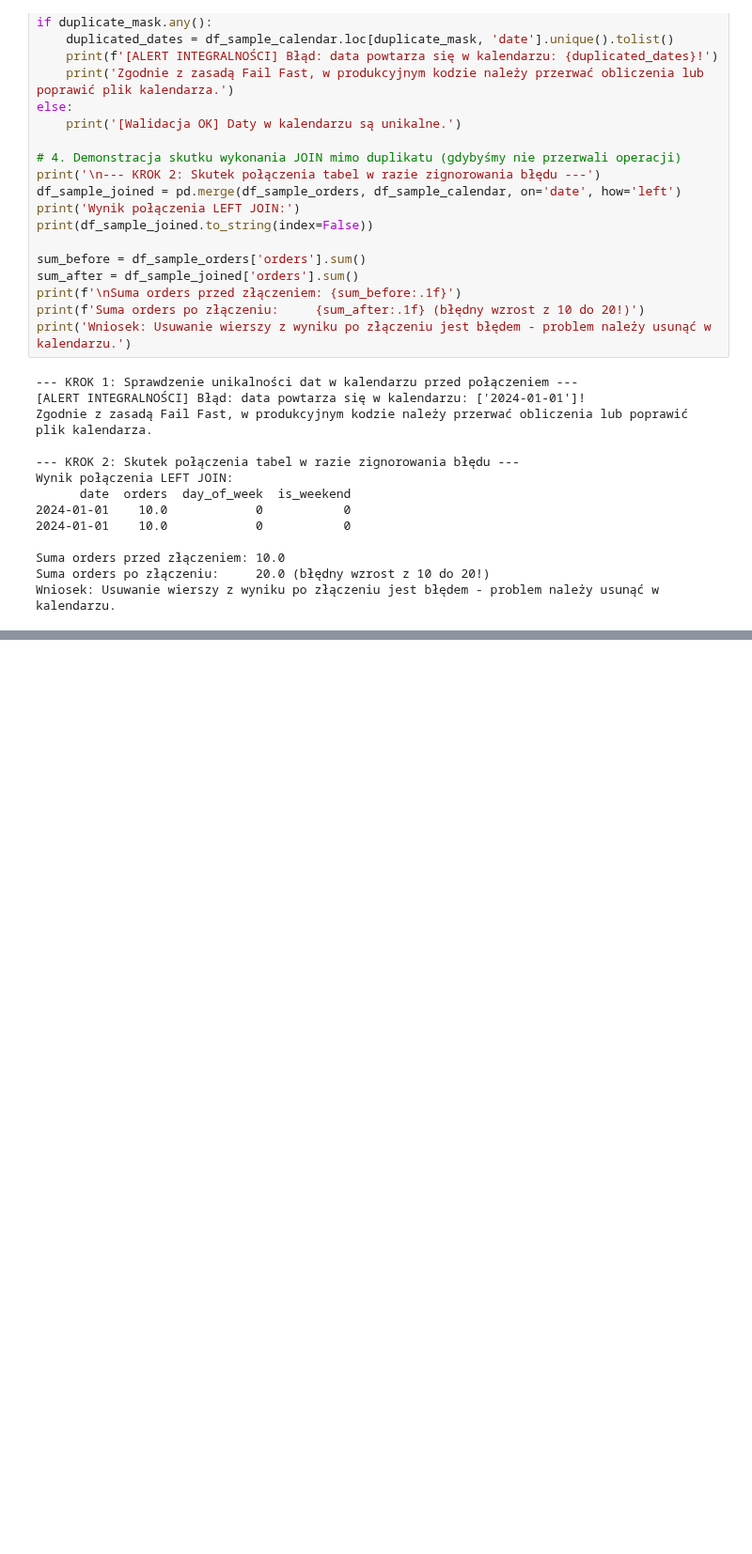
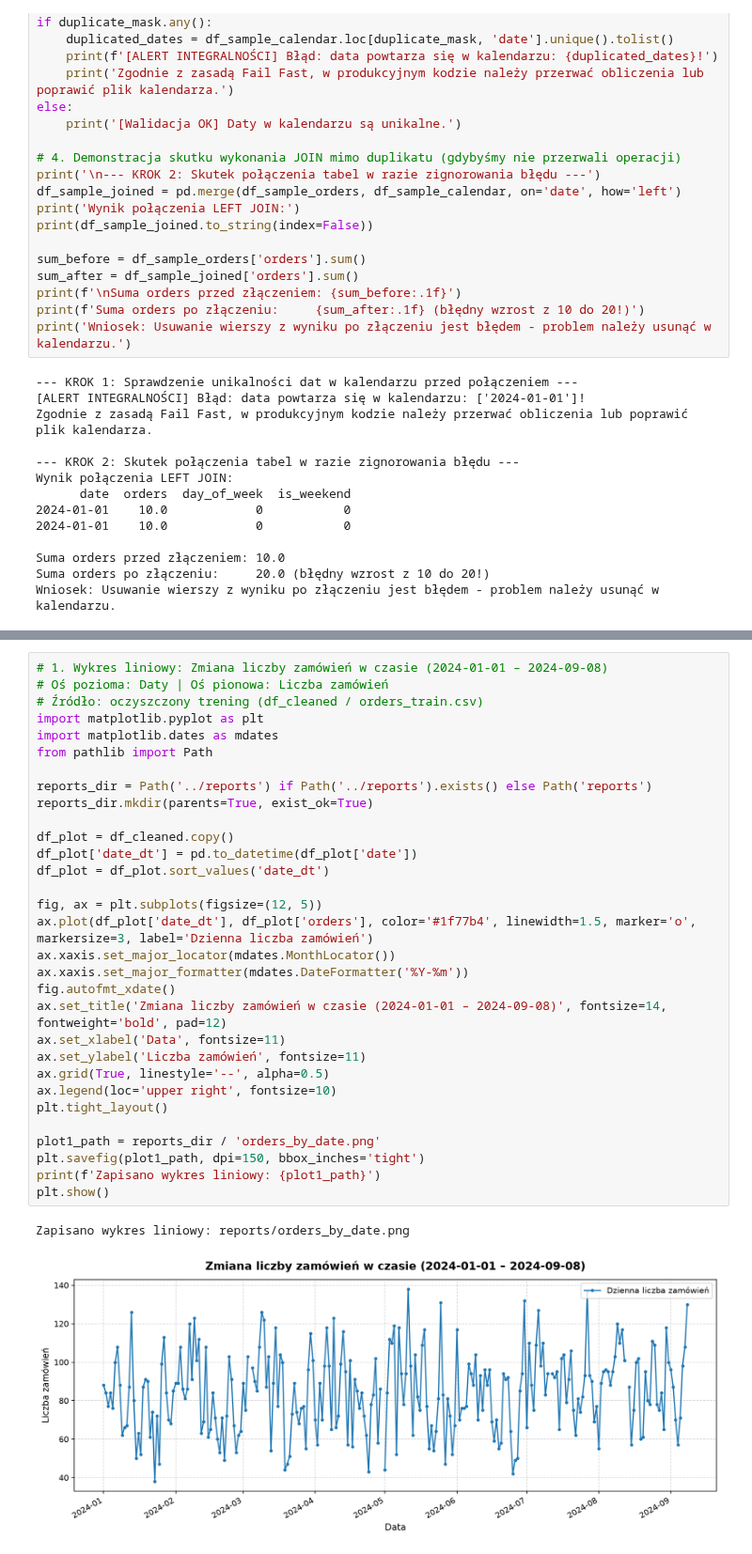
Before and after one commit to jakubszymura28-cyber/praktyki-dane, a Jupyter notebook: notebooks/02_analysis.ipynb, the cells around one changed output, grey strips where cells are left out. Shown at 94% size. Drawn from its saved outputs; the diff is of its cells as text; blank space fills up the shorter version.

```diff
--- a/notebooks/02_analysis.ipynb
+++ b/notebooks/02_analysis.ipynb
@@ -416,0 +533,34 @@ Wniosek: Usuwanie wierszy z wyniku po złączeniu jest błędem - problem należ
+# %%
+# 1. Wykres liniowy: Zmiana liczby zamówień w czasie (2024-01-01 – 2024-09-08)
+# Oś pozioma: Daty | Oś pionowa: Liczba zamówień
+# Źródło: oczyszczony trening (df_cleaned / orders_train.csv)
+import matplotlib.pyplot as plt
+import matplotlib.dates as mdates
+from pathlib import Path
+
+reports_dir = Path('../reports') if Path('../reports').exists() else Path('reports')
+reports_dir.mkdir(parents=True, exist_ok=True)
+
+df_plot = df_cleaned.copy()
+df_plot['date_dt'] = pd.to_datetime(df_plot['date'])
+df_plot = df_plot.sort_values('date_dt')
+
+fig, ax = plt.subplots(figsize=(12, 5))
+ax.plot(df_plot['date_dt'], df_plot['orders'], color='#1f77b4', linewidth=1.5, marker='o', markersize=3, label='Dzienna liczba zamówień')
+ax.xaxis.set_major_locator(mdates.MonthLocator())
+ax.xaxis.set_major_formatter(mdates.DateFormatter('%Y-%m'))
+fig.autofmt_xdate()
+ax.set_title('Zmiana liczby zamówień w czasie (2024-01-01 – 2024-09-08)', fontsize=14, fontweight='bold', pad=12)
+ax.set_xlabel('Data', fontsize=11)
+ax.set_ylabel('Liczba zamówień', fontsize=11)
+ax.grid(True, linestyle='--', alpha=0.5)
+ax.legend(loc='upper right', fontsize=10)
+plt.tight_layout()
+
+plot1_path = reports_dir / 'orders_by_date.png'
+plt.savefig(plot1_path, dpi=150, bbox_inches='tight')
+print(f'Zapisano wykres liniowy: {plot1_path}')
+plt.show()
+# %% [output]
+Zapisano wykres liniowy: reports/orders_by_date.png
+[figure, added]
```
Also changed, not shown: parts of 25 cells of this notebook, 5 other files.
